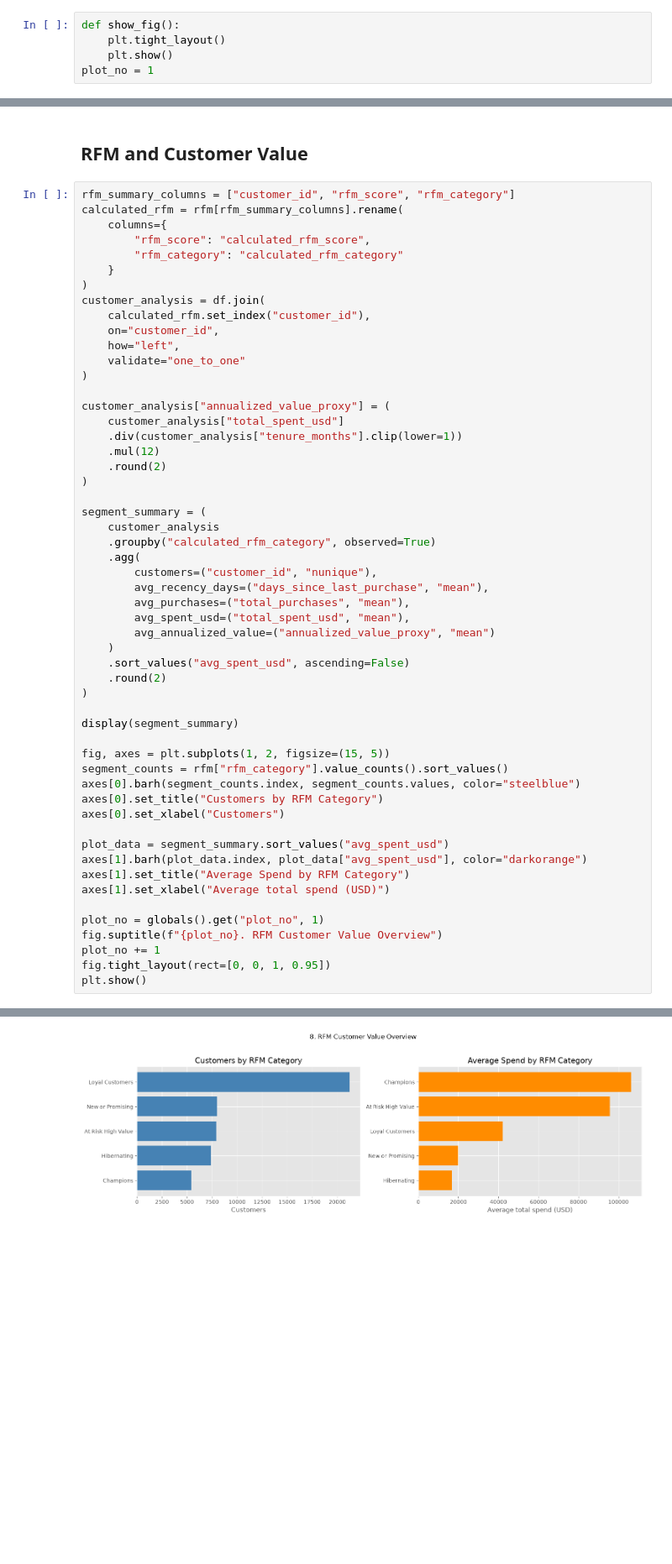
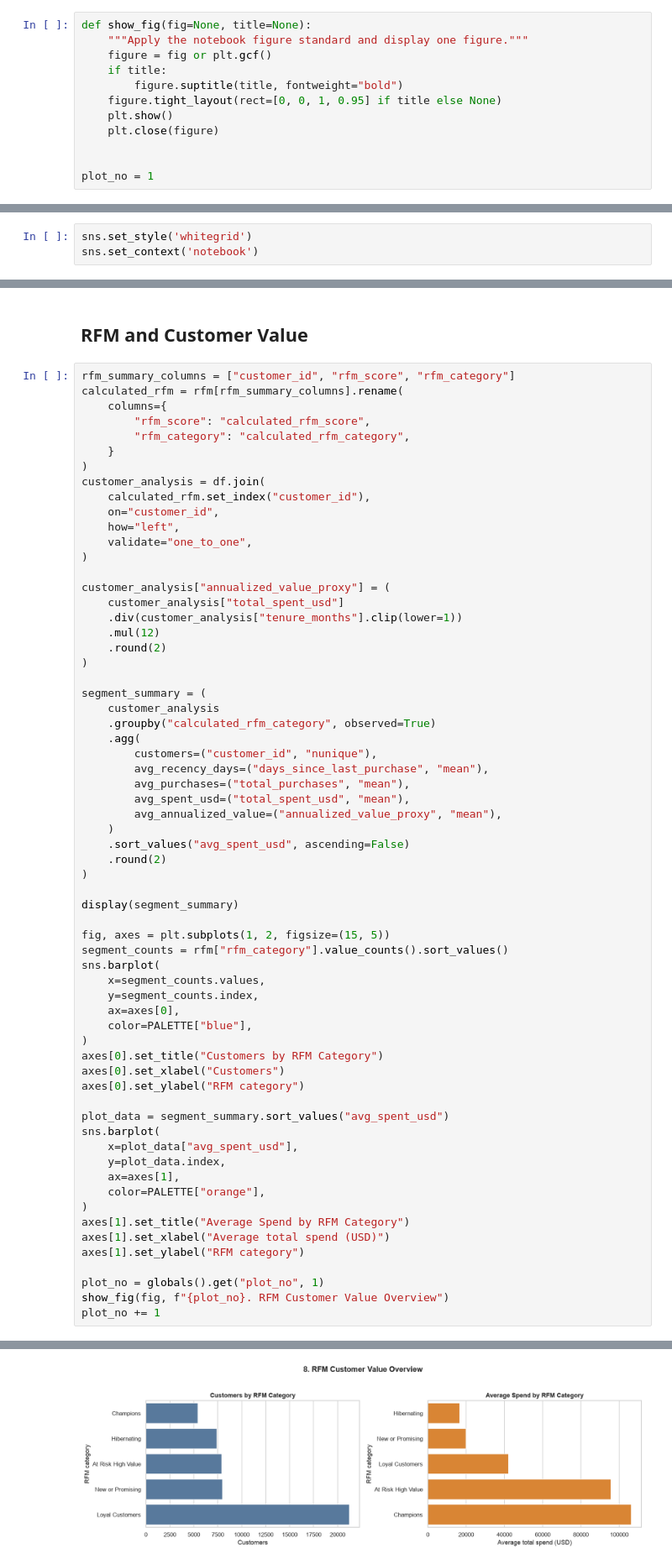
Before and after one commit to yezaw-zafki/Industrial-Analysis-EDA, a Jupyter notebook: E-commerace Customer Segmentation.ipynb, the cells around one changed output, grey strips where cells are left out. Shown at 84% size. Cells and saved outputs as stored; diff of their text form; blank space fills up the shorter version.

```diff
--- a/E-commerace Customer Segmentation.ipynb
+++ b/E-commerace Customer Segmentation.ipynb
@@ -202,5 +314,12 @@ plt.style.use('ggplot')
 # %%
-def show_fig():
-    plt.tight_layout()
+def show_fig(fig=None, title=None):
+    """Apply the notebook figure standard and display one figure."""
+    figure = fig or plt.gcf()
+    if title:
+        figure.suptitle(title, fontweight="bold")
+    figure.tight_layout(rect=[0, 0, 1, 0.95] if title else None)
     plt.show()
+    plt.close(figure)
+
+
 plot_no = 1
@@ -210,0 +335,3 @@ This chart shows how customers are distributed across the main business segments
+# %%
+sns.set_style('whitegrid')
+sns.set_context('notebook')
@@ -552,14 +655,14 @@ rfm_summary_columns = ["customer_id", "rfm_score", "rfm_category"]
 calculated_rfm = rfm[rfm_summary_columns].rename(
     columns={
         "rfm_score": "calculated_rfm_score",
-        "rfm_category": "calculated_rfm_category"
+        "rfm_category": "calculated_rfm_category",
     }
 )
 customer_analysis = df.join(
     calculated_rfm.set_index("customer_id"),
     on="customer_id",
     how="left",
-    validate="one_to_one"
+    validate="one_to_one",
 )
 
 customer_analysis["annualized_value_proxy"] = (
@@ -577,7 +680,7 @@ segment_summary = (
         avg_recency_days=("days_since_last_purchase", "mean"),
         avg_purchases=("total_purchases", "mean"),
         avg_spent_usd=("total_spent_usd", "mean"),
-        avg_annualized_value=("annualized_value_proxy", "mean")
+        avg_annualized_value=("annualized_value_proxy", "mean"),
     )
     .sort_values("avg_spent_usd", ascending=False)
     .round(2)
@@ -587,20 +690,30 @@ display(segment_summary)
 
 fig, axes = plt.subplots(1, 2, figsize=(15, 5))
 segment_counts = rfm["rfm_category"].value_counts().sort_values()
-axes[0].barh(segment_counts.index, segment_counts.values, color="steelblue")
+sns.barplot(
+    x=segment_counts.values,
+    y=segment_counts.index,
+    ax=axes[0],
+    color=PALETTE["blue"],
+)
 axes[0].set_title("Customers by RFM Category")
 axes[0].set_xlabel("Customers")
+axes[0].set_ylabel("RFM category")
 
 plot_data = segment_summary.sort_values("avg_spent_usd")
-axes[1].barh(plot_data.index, plot_data["avg_spent_usd"], color="darkorange")
+sns.barplot(
+    x=plot_data["avg_spent_usd"],
+    y=plot_data.index,
+    ax=axes[1],
+    color=PALETTE["orange"],
+)
 axes[1].set_title("Average Spend by RFM Category")
 axes[1].set_xlabel("Average total spend (USD)")
+axes[1].set_ylabel("RFM category")
 
 plot_no = globals().get("plot_no", 1)
-fig.suptitle(f"{plot_no}. RFM Customer Value Overview")
+show_fig(fig, f"{plot_no}. RFM Customer Value Overview")
 plot_no += 1
-fig.tight_layout(rect=[0, 0, 1, 0.95])
-plt.show()
 # %% [output]
 |  | customers | avg_recency_days | avg_purchases | avg_spent_usd | avg_annualized_value |
 | calculated_rfm_category |  |  |  |  |  |
@@ -612,4 +725,4 @@ plt.show()
-[figure, old version]
+[figure, new version]
 # %% [markdown]
 ## Churn Risk, Profitability, and Business Actions
 
```
Also changed, not shown: parts of 27 cells of this notebook.
